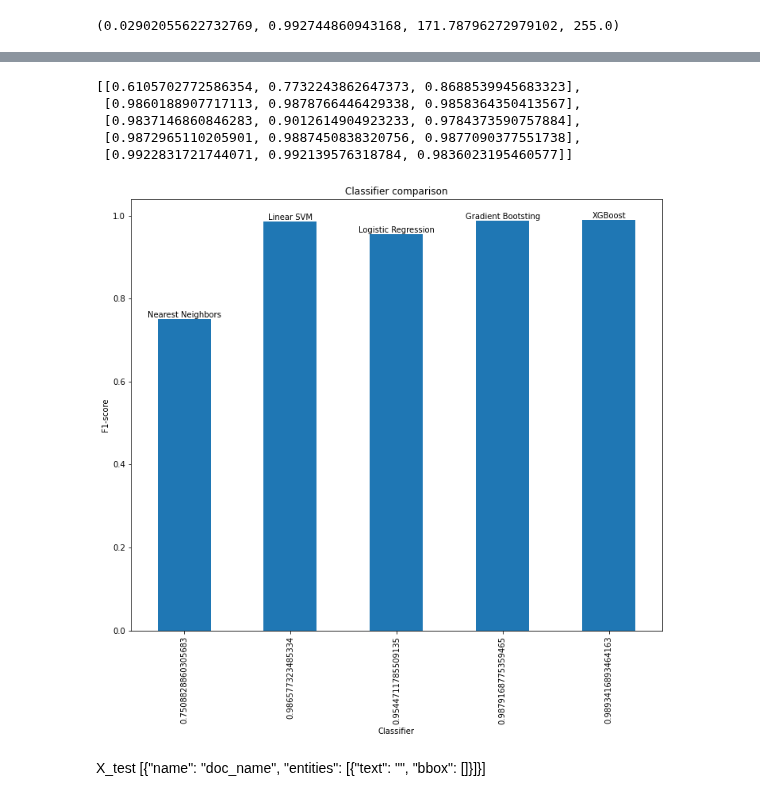
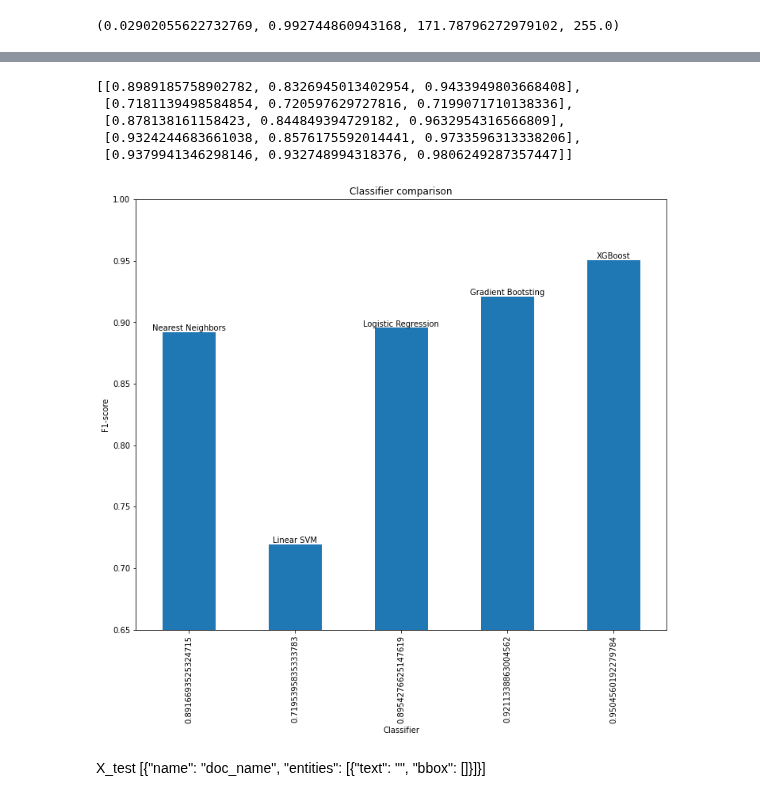
Before and after one commit to NastyBoget/document_structure_extraction, a Jupyter notebook: pipeline.ipynb, the cells around one changed output, grey strips where cells are left out. Cells and saved outputs as stored; diff of their text form; code cells hidden in the pictures.

```diff
--- a/pipeline.ipynb
+++ b/pipeline.ipynb
@@ -181,18 +181,18 @@ class AddImgFeatures:
             width = img.shape[1]
             i = 0
             for line_info in doc_info:
-                list_cont = list_continue(doc_info, line_info['text'], i) # several different features???
+                #list_cont = list_continue(doc_info, line_info['text'], i) # several different features???
                 word_cnt = len(line_info['text'].split())
                 line_length = len(line_info['text'])
 
                 line_features = [line_info['bbox'][0] / width, # left
                                  line_info['bbox'][1] / heigth, # top
-                                 line_info['bbox'][3] / heigth, # height
-                                 line_length, word_cnt, list_cont]
+                                 line_info['bbox'][3] / heigth] # height
+                                 #line_length, word_cnt, list_cont]
                 line_features += add_bold_mean_colors(line_info['bbox'], img, num_bold)
                 line_features += letters_cnt(line_info['text'])
                 line_features += add_reg_features(line_info['text'])
-                line_features += add_end_reg_features(line_info['text'])
+                #line_features += add_end_reg_features(line_info['text'])
                 doc_features.append(line_features)
                 i += 1
             features.append(doc_features)
@@ -233,18 +233,19 @@ class AddPrevNextFeatures:
         for doc_features in X:
             i = 0
             l = len(doc_features)
-            mean_left = np.sum(list(map(lambda x: x[0], doc_features))) / l
-            mean_heigth = np.sum(list(map(lambda x: x[2], doc_features))) / l
-            mean_line_length = np.sum(list(map(lambda x: x[3], doc_features))) / l
-            mean_word_cnt = np.sum(list(map(lambda x: x[4], doc_features))) / l
-            mean_bold_color = np.sum(list(map(lambda x: x[9], doc_features))) / l # bold5
-            mean_word_letters_cnt = np.sum(list(map(lambda x: x[12], doc_features))) / l
+#             mean_left = np.sum(list(map(lambda x: x[0], doc_features))) / l
+#             mean_heigth = np.sum(list(map(lambda x: x[2], doc_features))) / l
+#             mean_line_length = np.sum(list(map(lambda x: x[3], doc_features))) / l
+#             mean_word_cnt = np.sum(list(map(lambda x: x[4], doc_features))) / l
+#             mean_bold_color = np.sum(list(map(lambda x: x[9], doc_features))) / l # bold5
+#             mean_word_letters_cnt = np.sum(list(map(lambda x: x[12], doc_features))) / l
             for line_features in doc_features:
-                new_features = add_prev_next_features(doc_features, line_features, i)
-                i += 1
-                new_features += [mean_left, mean_heigth, mean_line_length,
-                                 mean_word_cnt, mean_bold_color, mean_word_letters_cnt]
-                result.append(new_features)
+#                 new_features = add_prev_next_features(doc_features, line_features, i)
+#                 i += 1
+#                 new_features += [mean_left, mean_heigth, mean_line_length,
+#                                  mean_word_cnt, mean_bold_color, mean_word_letters_cnt]
+#                 result.append(new_features)
+                  result.append(line_features)
         return np.array(result)
 
     def fit_transform(self, X, y=None):
@@ -258,14 +259,14 @@ from sklearn.ensemble import GradientBoostingClassifier
 from matplotlib.colors import ListedColormap
 h = .02  # step size in the mesh
 
-names = [Nearest Neighbors", "Linear SVM",
+names = ["Nearest Neighbors", "Linear SVM",
          "Logistic Regression",
          "Gradient Bootsting", "XGBoost"]
 
 classifiers = [
     KNeighborsClassifier(3),
     SVC(kernel="linear", C=0.025),
-    LogisticRegression(max_iter=7600),
+    LogisticRegression(max_iter=10000),
     GradientBoostingClassifier(),
     XGBClassifier()]
 # %%
@@ -320,7 +321,7 @@ for train_index, test_index in tqdm(kf.split(X), total=n_folds):
 
     # just plot the dataset first
     cm = plt.cm.RdBu
-    cm_bright = ListedColormap(['#FF0000', '#0000FF', '#00FF00', '#00FFFF'])
+    cm_bright = ListedColormap(['#00FF00', '#FF0000', '#0000FF', '#FFFF00'])
     ax = plt.subplot(n_folds, len(classifiers) + 1, i)
     if i == 1:
         ax.set_title("Input data")
@@ -328,7 +329,7 @@ for train_index, test_index in tqdm(kf.split(X), total=n_folds):
 #     ax.scatter(X_train_vect[:, 0], X_train_vect[:, 9], c=y_train, cmap=cm_bright,
 #                edgecolors='k')
     # Plot the testing points
-    ax.scatter(X_test_vect[:, 0], X_test_vect[:, 9], c=y_test, cmap=cm_bright, alpha=0.6,
+    ax.scatter(X_test_vect[:, 0], X_test_vect[:, 6], c=y_test, cmap=cm_bright, alpha=0.6,
                edgecolors='k')
     ax.set_xlim(x_min, x_max)
     ax.set_ylim(y_min, y_max)
@@ -350,7 +351,7 @@ for train_index, test_index in tqdm(kf.split(X), total=n_folds):
 #         ax.scatter(X_train_vect[:, 0], X_train_vect[:, 9], c=y_train, cmap=cm_bright,
 #                    edgecolors='k')
         # Plot the testing points
-        ax.scatter(X_test_vect[:, 0], X_test_vect[:, 9], c=y_pred, cmap=cm_bright,
+        ax.scatter(X_test_vect[:, 0], X_test_vect[:, 6], c=y_pred, cmap=cm_bright,
                    edgecolors='k', alpha=0.6)
 
         ax.set_xlim(x_min, x_max)
@@ -391,33 +371,33 @@ Please also refer to the documentation for alternative solver options:
 # %%
 scores
 # %% [output]
-[[0.6105702772586354, 0.7732243862647373, 0.8688539945683323],
- [0.9860188907717113, 0.9878766446429338, 0.9858364350413567],
- [0.9837146860846283, 0.9012614904923233, 0.9784373590757884],
- [0.9872965110205901, 0.9887450838320756, 0.9877090377551738],
- [0.9922831721744071, 0.992139576318784, 0.9836023195460577]]
+[[0.8989185758902782, 0.8326945013402954, 0.9433949803668408],
+ [0.7181139498584854, 0.720597629727816, 0.7199071710138336],
+ [0.878138161158423, 0.844849394729182, 0.9632954316566809],
+ [0.9324244683661038, 0.8576175592014441, 0.9733596313338206],
+ [0.9379941346298146, 0.932748994318376, 0.9806249287357447]]
 # %%
 import pandas as pd
 
 scores = [np.mean(score) for score in scores]
 scores_series = pd.Series(scores)
 # Plot the figure.
 plt.figure(figsize=(12, 10))
-ax = scores_series.plot(kind='bar')
+ax = scores_series.plot(kind='bar', ylim=(0.65, 1))
 ax.set_title('Classifier comparison')
 ax.set_xlabel('Classifier')
 ax.set_ylabel('F1-score')
 ax.set_xticklabels(scores)
 
 rects = ax.patches
 
 for rect, name in zip(rects, names):
     height = rect.get_height()
     ax.text(rect.get_x() + rect.get_width() / 2, height, name,
             ha='center', va='bottom')
 plt.savefig('scores.png')
 # %% [output]
-[figure, old version]
+[figure, new version]
 # %%
 clf = make_pipeline(AddImgFeatures(),
                     AddPrevNextFeatures(),
```
Also changed, not shown: parts of 2 cells of this notebook, 2 other files.
